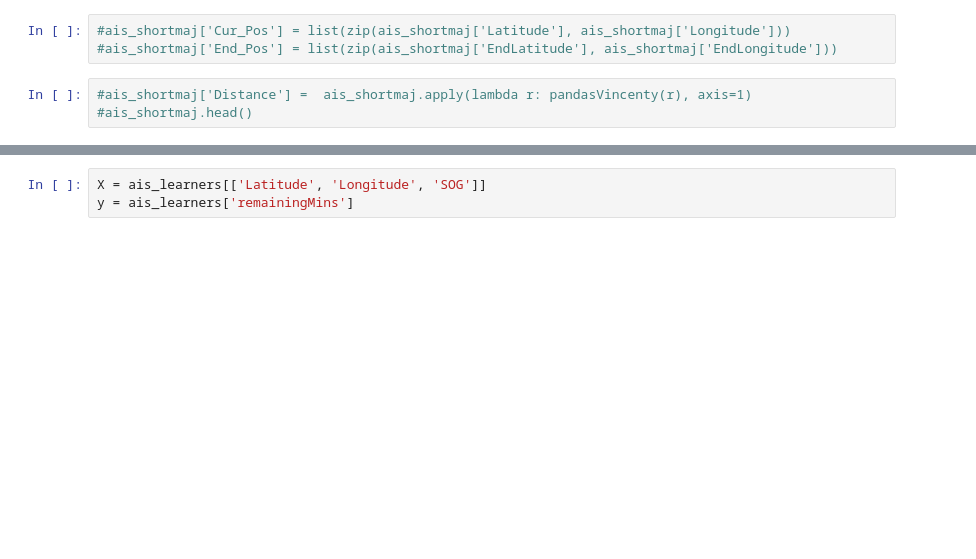
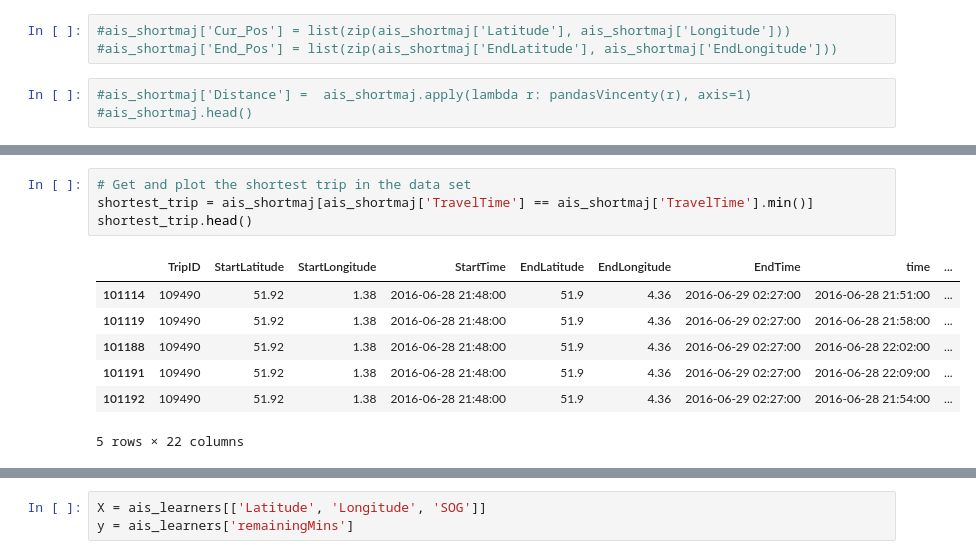
Before and after one commit to jank324/ais-predictor, a Jupyter notebook: data/filter FEL-ROT data.ipynb, the cells around one changed output, grey strips where cells are left out. Drawn from its saved outputs; the diff is of its cells as text; blank space fills up the shorter version.

```diff
--- a/data/filter FEL-ROT data.ipynb
+++ b/data/filter FEL-ROT data.ipynb
@@ -140,0 +203,12 @@ plt.title("Longest Trip in the Data Set")
+# %%
+# Get and plot the shortest trip in the data set
+shortest_trip = ais_shortmaj[ais_shortmaj['TravelTime'] == ais_shortmaj['TravelTime'].min()]
+shortest_trip.head()
+# %% [output]
+|  | TripID | StartLatitude | StartLongitude | StartTime | EndLatitude | EndLongitude | EndTime | time | ... |
+| 101114 | 109490 | 51.92 | 1.38 | 2016-06-28 21:48:00 | 51.9 | 4.36 | 2016-06-29 02:27:00 | 2016-06-28 21:51:00 | ... |
+| 101119 | 109490 | 51.92 | 1.38 | 2016-06-28 21:48:00 | 51.9 | 4.36 | 2016-06-29 02:27:00 | 2016-06-28 21:58:00 | ... |
+| 101188 | 109490 | 51.92 | 1.38 | 2016-06-28 21:48:00 | 51.9 | 4.36 | 2016-06-29 02:27:00 | 2016-06-28 22:02:00 | ... |
+| 101191 | 109490 | 51.92 | 1.38 | 2016-06-28 21:48:00 | 51.9 | 4.36 | 2016-06-29 02:27:00 | 2016-06-28 22:09:00 | ... |
+| 101192 | 109490 | 51.92 | 1.38 | 2016-06-28 21:48:00 | 51.9 | 4.36 | 2016-06-29 02:27:00 | 2016-06-28 21:54:00 | ... |
+5 rows × 22 columns
```
Also changed, not shown: parts of 30 cells of this notebook.
